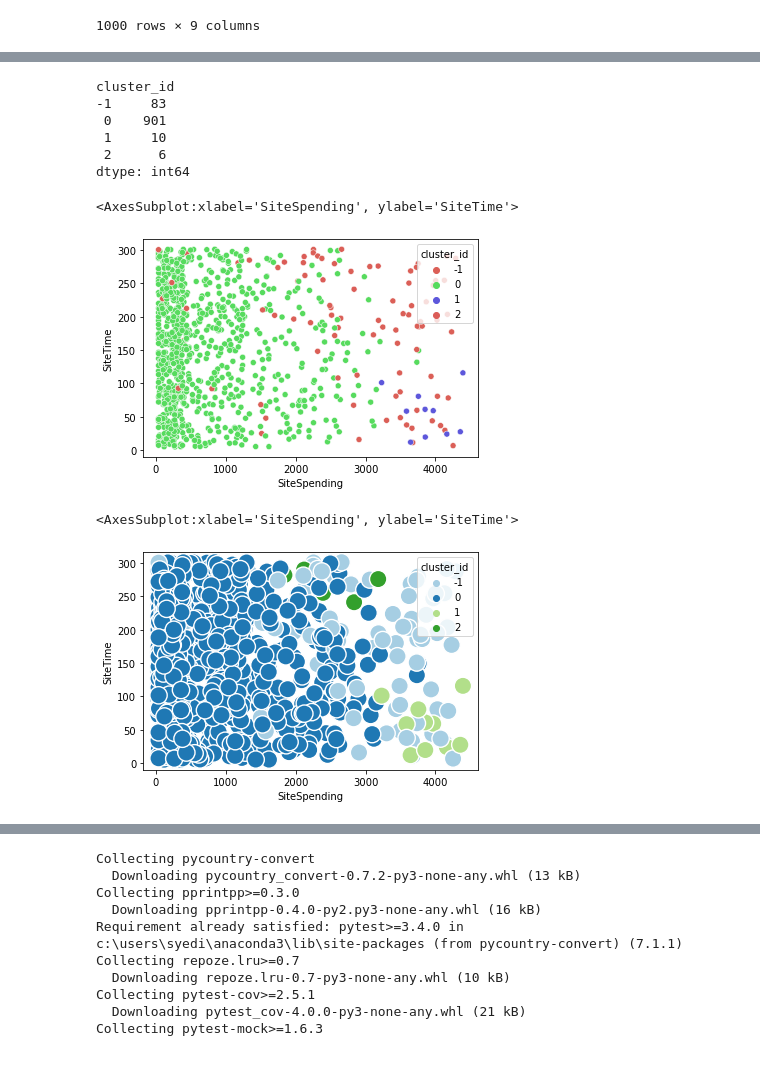
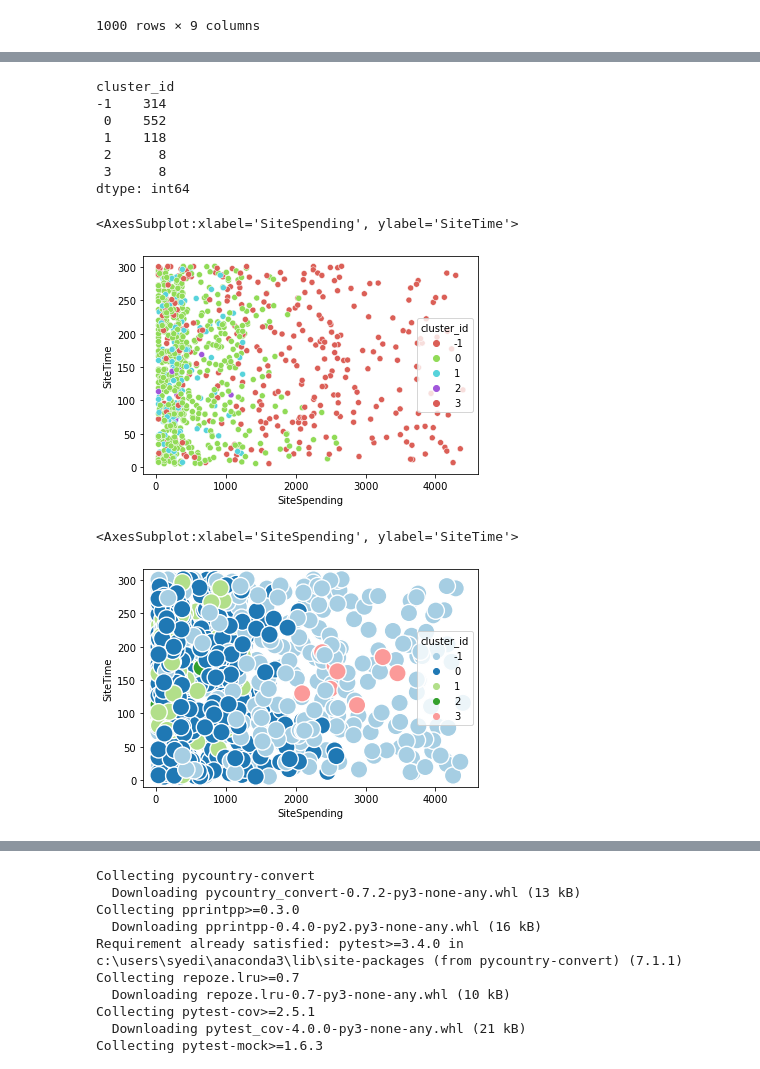
Before and after one commit to syedirfanx/revenue-forecasting, a Jupyter notebook: clustering.ipynb, the cells around one changed output, grey strips where cells are left out. Saved outputs shown, nothing was run; the diff lists cells and outputs as text; code cells hidden in the pictures.

```diff
--- a/clustering.ipynb
+++ b/clustering.ipynb
@@ -41,0 +21,10 @@ x
+# %%
+from sklearn import preprocessing
+le = preprocessing.LabelEncoder()
+
+
+data["Education"] = le.fit_transform(data['Education'])
+data["WorkType"] = le.fit_transform(data["WorkType"])
+data['Sex'] = le.fit_transform(data['Sex'])
+data['Region'] =  le.fit_transform(data['Region'])
+data
@@ -41,0 +45,5 @@ x
+# %%
+df = data.drop(columns= ["Salary"])
+df = df.drop(columns= ["Age"])
+df = df.drop(columns= ["Sex"])
+df
@@ -46,7 +68,7 @@ from sklearn.preprocessing import StandardScaler
 dbscan = DBSCAN(eps = 1, min_samples = 8)
 # %%
 scaler = StandardScaler()
-scaled_data = scaler.fit_transform(x)
+scaled_data = scaler.fit_transform(df)
 # %%
 dbscan.fit(scaled_data)
 label = dbscan.labels_
@@ -57,4 +79,4 @@ array([-1,  0,  1,  2], dtype=int64)
 # %%
-x["cluster_id"] = label
-x.cluster_id.value_counts()
+df["cluster_id"] = label
+df.cluster_id.value_counts()
 # %% [output]
@@ -82,22 +105,23 @@ x
 # %%
-x.pivot_table(columns=['cluster_id'], aggfunc='size')
+df.pivot_table(columns=['cluster_id'], aggfunc='size')
 # %% [output]
 cluster_id
--1     83
- 0    901
- 1     10
- 2      6
+-1    314
+ 0    552
+ 1    118
+ 2      8
+ 3      8
 dtype: int64
 # %%
 import matplotlib.pyplot as plt
 import seaborn as sns
 # %%
-sns.scatterplot( x.SiteSpending, x.SiteTime, hue = x.cluster_id, palette="hls")
+sns.scatterplot( df.SiteSpending, df.SiteTime, hue = df.cluster_id, palette="hls")
 # %% [output]
 <AxesSubplot:xlabel='SiteSpending', ylabel='SiteTime'>
-[figure, old version]
+[figure, new version]
 # %%
-sns.scatterplot(x.SiteSpending, x.SiteTime, hue = x.cluster_id, palette="Paired", s = 300)
+sns.scatterplot(df.SiteSpending, df.SiteTime, hue = df.cluster_id, palette="Paired", s = 300)
 # %% [output]
 <AxesSubplot:xlabel='SiteSpending', ylabel='SiteTime'>
-[figure, old version]
+[figure, new version]
```
Also changed, not shown: parts of 18 cells of this notebook.
